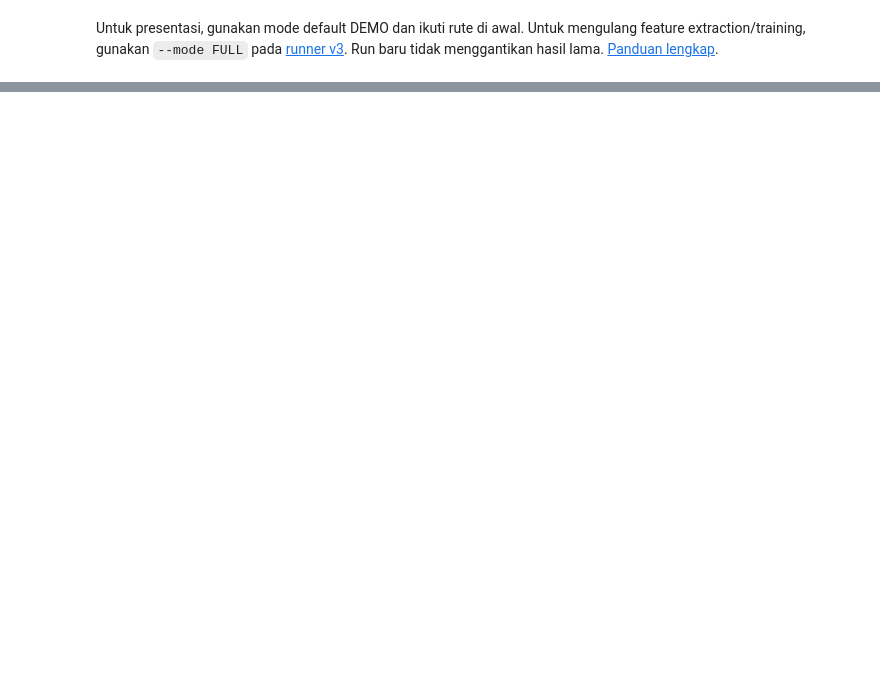
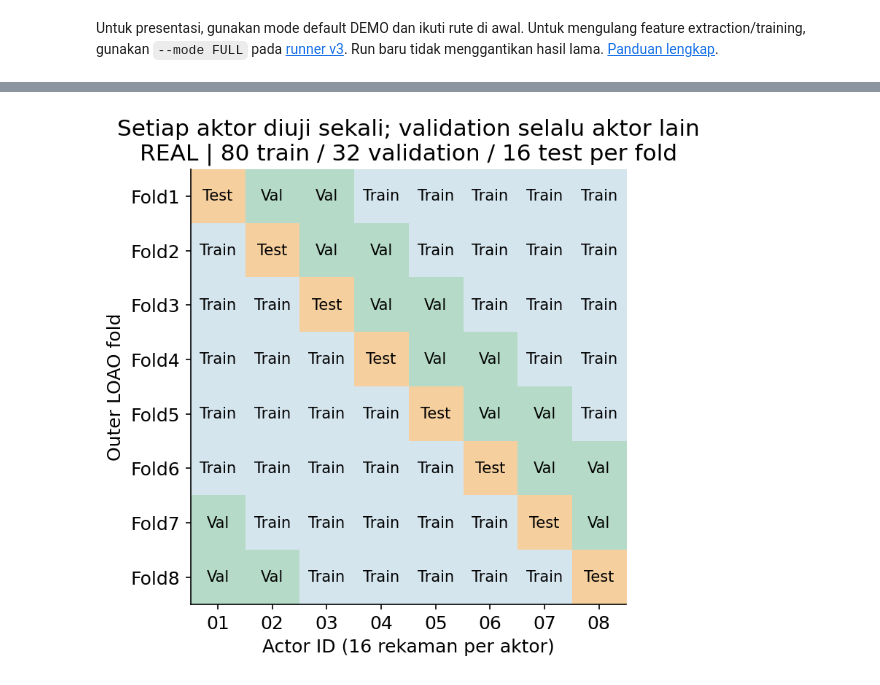
Before and after one commit to maulnite/atc-fatigue-research, a Jupyter notebook: notebooks/v3/03_multimodal_fusion.ipynb, the cells around one changed output, grey strips where cells are left out. Cells and saved outputs as stored; diff of their text form; code cells hidden in the pictures; blank space fills up the shorter version.

```diff
--- a/notebooks/v3/03_multimodal_fusion.ipynb
+++ b/notebooks/v3/03_multimodal_fusion.ipynb
@@ -1162,0 +1172,17 @@ Untuk presentasi, gunakan mode default DEMO dan ikuti rute di awal. Untuk mengul
+# %%
+from pathlib import Path
+import hashlib
+import json
+import re
+import pandas as pd
+from IPython.display import Image, Markdown, display
+
+PROJECT_ROOT = next(p for p in [Path.cwd(), *Path.cwd().parents] if (p / 'pyproject.toml').is_file())
+def load_extension(name):
+    return json.loads((PROJECT_ROOT / 'reports' / name).read_text())
+
+extension = load_extension('fusion_extension_results.json')
+extension_figures = load_extension('fusion_extension_figures.json')
+assert extension['status'] == 'COMPLETED — RAVDESS EXPERIMENT'
+assert extension['checks']['prediction_rows'] == 6144
+print('CACHED: real RAVDESS training; eight actor-independent folds; primary seed42.')
@@ -1162,0 +1191,9 @@ Untuk presentasi, gunakan mode default DEMO dan ikuti rute di awal. Untuk mengul
+# %%
+def show_extension_figure(name):
+    entry = extension_figures[name]
+    path = PROJECT_ROOT / entry['file']
+    assert hashlib.sha256(path.read_bytes()).hexdigest() == entry['sha256']
+    display(Image(filename=str(path)))
+
+folds_extension = pd.read_csv(PROJECT_ROOT / 'reports/fusion_extension_folds.csv', dtype={'subject_id': str})
+display(folds_extension.groupby(['fold', 'split']).agg(recordings=('sample_id', 'size'), actors=('subject_id', 'nunique')))
@@ -1162,0 +1227,4 @@ Untuk presentasi, gunakan mode default DEMO dan ikuti rute di awal. Untuk mengul
+# %%
+show_extension_figure('folds')
+# %% [output]
+[figure, added]
```
Also changed, not shown: parts of 39 cells of this notebook, 47 other files.
